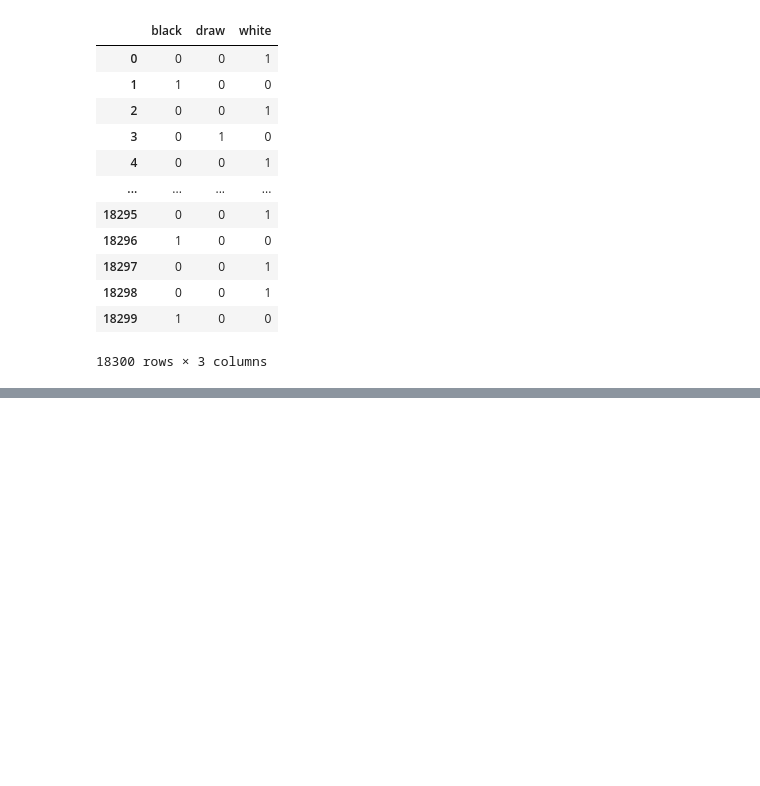
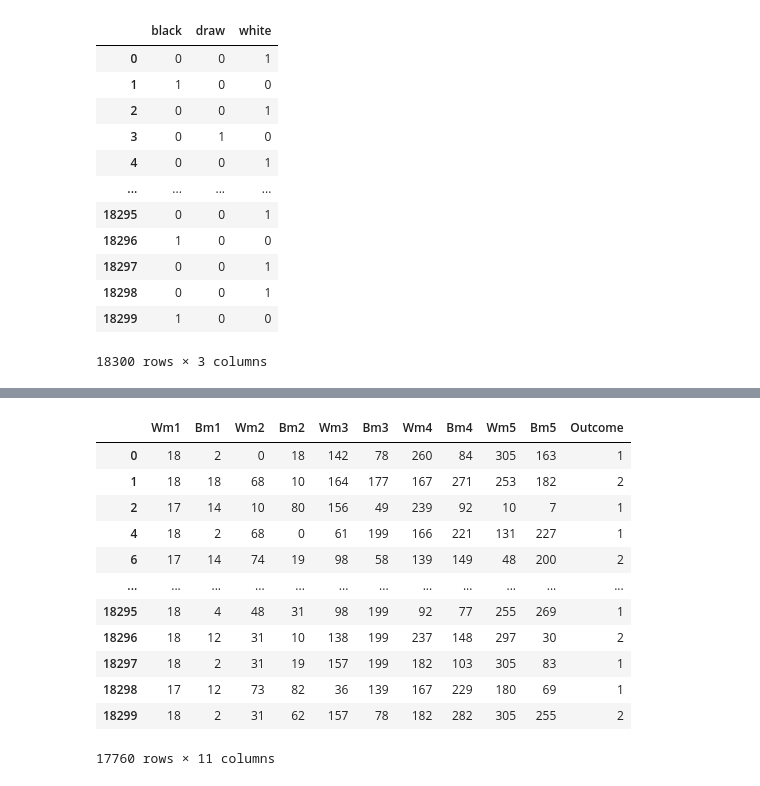
Before and after one commit to Nveatch/Chess_Games_Group_Analysis, a Jupyter notebook: Segment_1ML.ipynb, the cells around one changed output, grey strips where cells are left out. Saved outputs shown, nothing was run; the diff lists cells and outputs as text; code cells hidden in the pictures; blank space fills up the shorter version.

```diff
--- a/Segment_1ML.ipynb
+++ b/Segment_1ML.ipynb
@@ -145,0 +133,30 @@ Series([], Name: moves, dtype: int64)
+# %%
+# Changing moves to numbers
+for col in moves_df.columns:
+
+    # Get list of unique values
+    values = list(set(moves_df[col].values))
+
+    # Create numerical dictionary
+    values_with_indexes = {}
+    for i, v in enumerate(values):
+        values_with_indexes[v] = i
+
+    # Replace column
+    moves_df.replace({col: values_with_indexes},inplace=True)
+
+moves_df
+# %% [output]
+|  | Wm1 | Bm1 | Wm2 | Bm2 | Wm3 | Bm3 | Wm4 | Bm4 | Wm5 | Bm5 | Outcome |
+| 0 | 18 | 2 | 0 | 18 | 142 | 78 | 260 | 84 | 305 | 163 | 1 |
+| 1 | 18 | 18 | 68 | 10 | 164 | 177 | 167 | 271 | 253 | 182 | 2 |
+| 2 | 17 | 14 | 10 | 80 | 156 | 49 | 239 | 92 | 10 | 7 | 1 |
+| 4 | 18 | 2 | 68 | 0 | 61 | 199 | 166 | 221 | 131 | 227 | 1 |
+| 6 | 17 | 14 | 74 | 19 | 98 | 58 | 139 | 149 | 48 | 200 | 2 |
+| ... | ... | ... | ... | ... | ... | ... | ... | ... | ... | ... | ... |
+| 18295 | 18 | 4 | 48 | 31 | 98 | 199 | 92 | 77 | 255 | 269 | 1 |
+| 18296 | 18 | 12 | 31 | 10 | 138 | 199 | 237 | 148 | 297 | 30 | 2 |
+| 18297 | 18 | 2 | 31 | 19 | 157 | 199 | 182 | 103 | 305 | 83 | 1 |
+| 18298 | 17 | 12 | 73 | 82 | 36 | 139 | 167 | 229 | 180 | 69 | 1 |
+| 18299 | 18 | 2 | 31 | 62 | 157 | 78 | 182 | 282 | 305 | 255 | 2 |
+17760 rows × 11 columns
```
Also changed, not shown: parts of 22 cells of this notebook.
